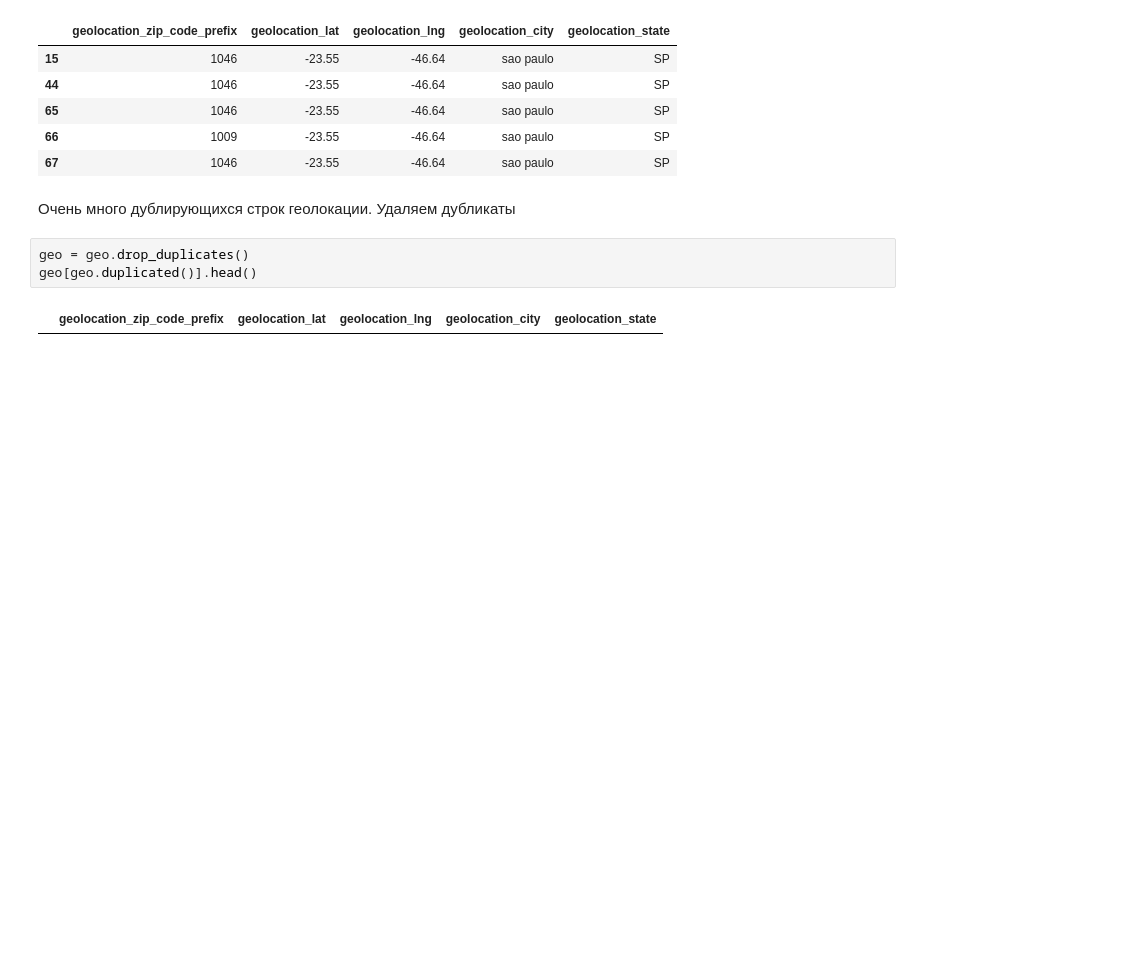
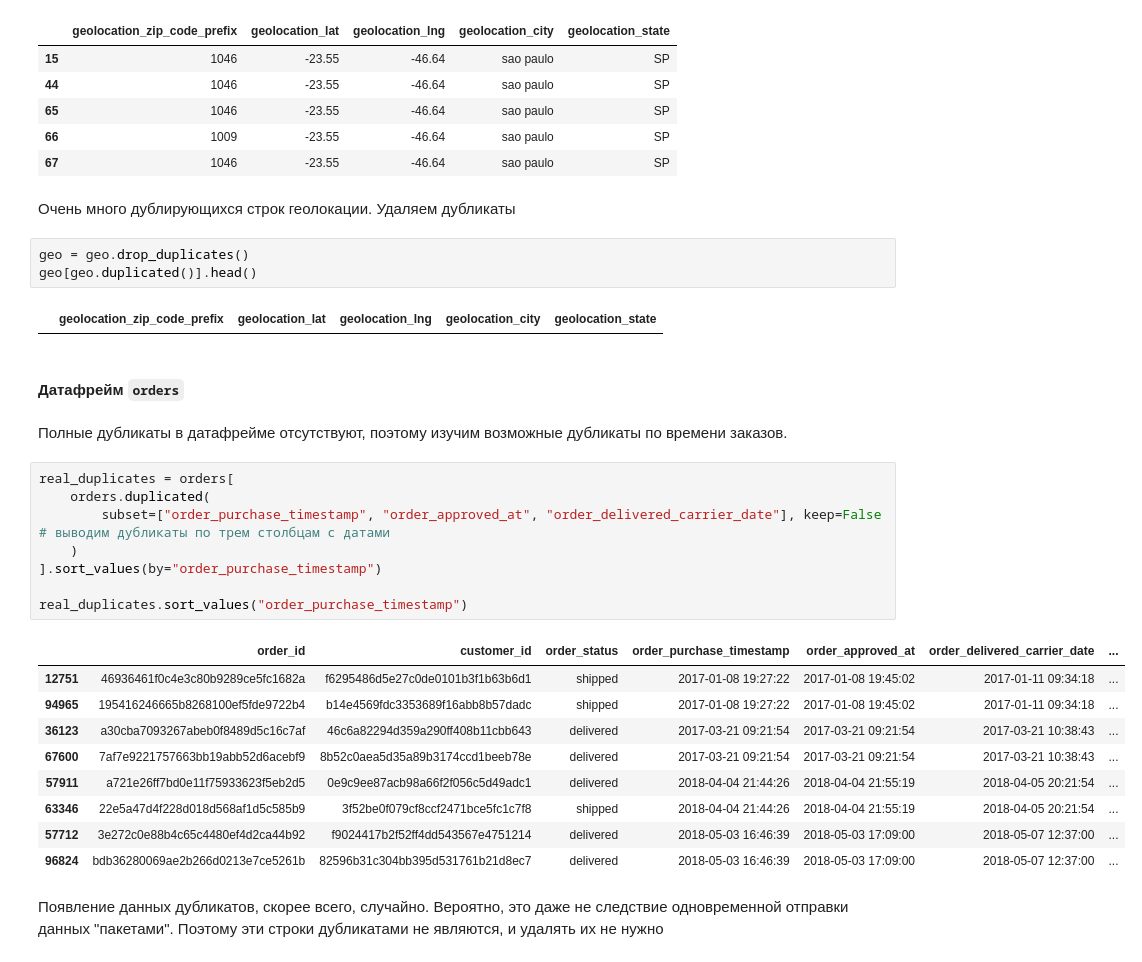
Before and after one commit to trineevkirill/brazillian_ecom, a Jupyter notebook: brazilian ecommerce.ipynb, the cells around one changed output. Saved outputs shown, nothing was run; the diff lists cells and outputs as text; blank space fills up the shorter version.

Commit message:
Выполнена обработка дубликатов датафрейма 'orders'

```diff
--- a/brazilian ecommerce.ipynb
+++ b/brazilian ecommerce.ipynb
@@ -282,3 +284,27 @@ geo = geo.drop_duplicates()
 geo[geo.duplicated()].head()
 # %% [output]
 |  | geolocation_zip_code_prefix | geolocation_lat | geolocation_lng | geolocation_city | geolocation_state |
+# %% [markdown]
+#### Датафрейм `orders`
+# %% [markdown]
+Полные дубликаты в датафрейме отсутствуют, поэтому изучим возможные дубликаты по времени заказов.
+# %%
+real_duplicates = orders[
+    orders.duplicated(
+        subset=["order_purchase_timestamp", "order_approved_at", "order_delivered_carrier_date"], keep=False # выводим дубликаты по трем столбцам с датами
+    )
+].sort_values(by="order_purchase_timestamp")
+
+real_duplicates.sort_values("order_purchase_timestamp")
+# %% [output]
+|  | order_id | customer_id | order_status | order_purchase_timestamp | order_approved_at | order_delivered_carrier_date | ... |
+| 12751 | 46936461f0c4e3c80b9289ce5fc1682a | f6295486d5e27c0de0101b3f1b63b6d1 | shipped | 2017-01-08 19:27:22 | 2017-01-08 19:45:02 | 2017-01-11 09:34:18 | ... |
+| 94965 | 195416246665b8268100ef5fde9722b4 | b14e4569fdc3353689f16abb8b57dadc | shipped | 2017-01-08 19:27:22 | 2017-01-08 19:45:02 | 2017-01-11 09:34:18 | ... |
+| 36123 | a30cba7093267abeb0f8489d5c16c7af | 46c6a82294d359a290ff408b11cbb643 | delivered | 2017-03-21 09:21:54 | 2017-03-21 09:21:54 | 2017-03-21 10:38:43 | ... |
+| 67600 | 7af7e9221757663bb19abb52d6acebf9 | 8b52c0aea5d35a89b3174ccd1beeb78e | delivered | 2017-03-21 09:21:54 | 2017-03-21 09:21:54 | 2017-03-21 10:38:43 | ... |
+| 57911 | a721e26ff7bd0e11f75933623f5eb2d5 | 0e9c9ee87acb98a66f2f056c5d49adc1 | delivered | 2018-04-04 21:44:26 | 2018-04-04 21:55:19 | 2018-04-05 20:21:54 | ... |
+| 63346 | 22e5a47d4f228d018d568af1d5c585b9 | 3f52be0f079cf8ccf2471bce5fc1c7f8 | shipped | 2018-04-04 21:44:26 | 2018-04-04 21:55:19 | 2018-04-05 20:21:54 | ... |
+| 57712 | 3e272c0e88b4c65c4480ef4d2ca44b92 | f9024417b2f52ff4dd543567e4751214 | delivered | 2018-05-03 16:46:39 | 2018-05-03 17:09:00 | 2018-05-07 12:37:00 | ... |
+| 96824 | bdb36280069ae2b266d0213e7ce5261b | 82596b31c304bb395d531761b21d8ec7 | delivered | 2018-05-03 16:46:39 | 2018-05-03 17:09:00 | 2018-05-07 12:37:00 | ... |
+# %% [markdown]
+Появление данных дубликатов, скорее всего, случайно. Вероятно, это даже не следствие одновременной отправки данных "пакетами". Поэтому эти строки дубликатами не являются, и удалять их не нужно
```
Also changed, not shown: parts of 1 cell of this notebook.
